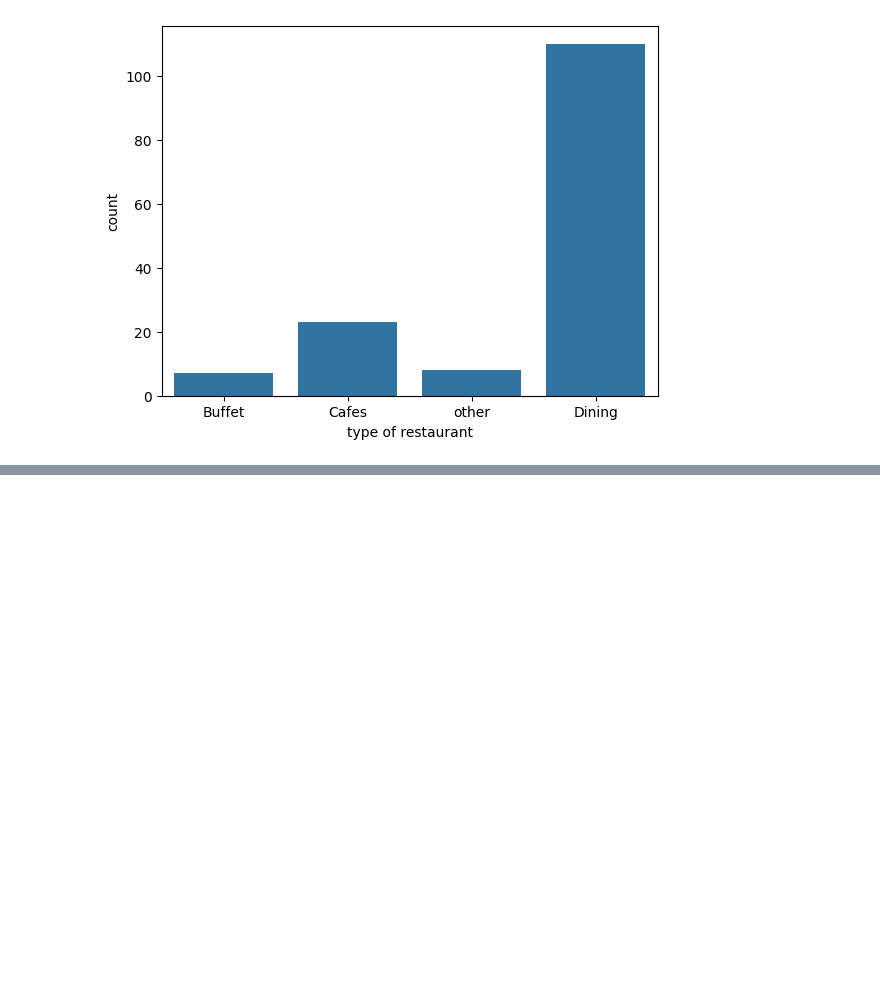
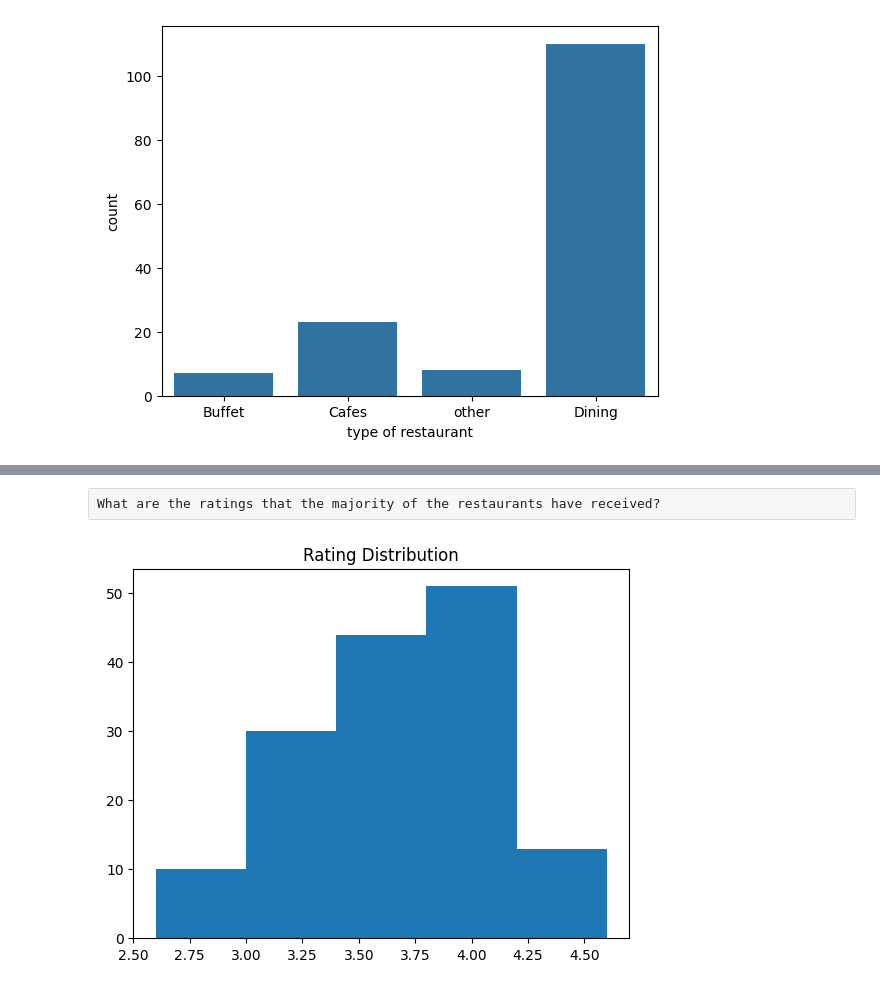
Before and after one commit to hetkothari09/zomatoDataAnalysis, a Jupyter notebook: Untitled Folder/zomatoAnalysis.ipynb, the cells around one changed output, grey strips where cells are left out. Saved outputs shown, nothing was run; the diff lists cells and outputs as text; code cells hidden in the pictures; blank space fills up the shorter version.

```diff
--- a/Untitled Folder/zomatoAnalysis.ipynb
+++ b/Untitled Folder/zomatoAnalysis.ipynb
@@ -115,0 +184,8 @@ Text(0.5, 0, 'type of restaurant')
+# %% [raw]
+What are the ratings that the majority of the restaurants have received?
+# %%
+plt.hist(df["rate"], bins=5) # bins parameter refers to the number of bars in the histogram
+plt.title("Rating Distribution")
+plt.show()
+# %% [output]
+[figure, added]
```
Also changed, not shown: parts of 23 cells of this notebook, 1 other file.
